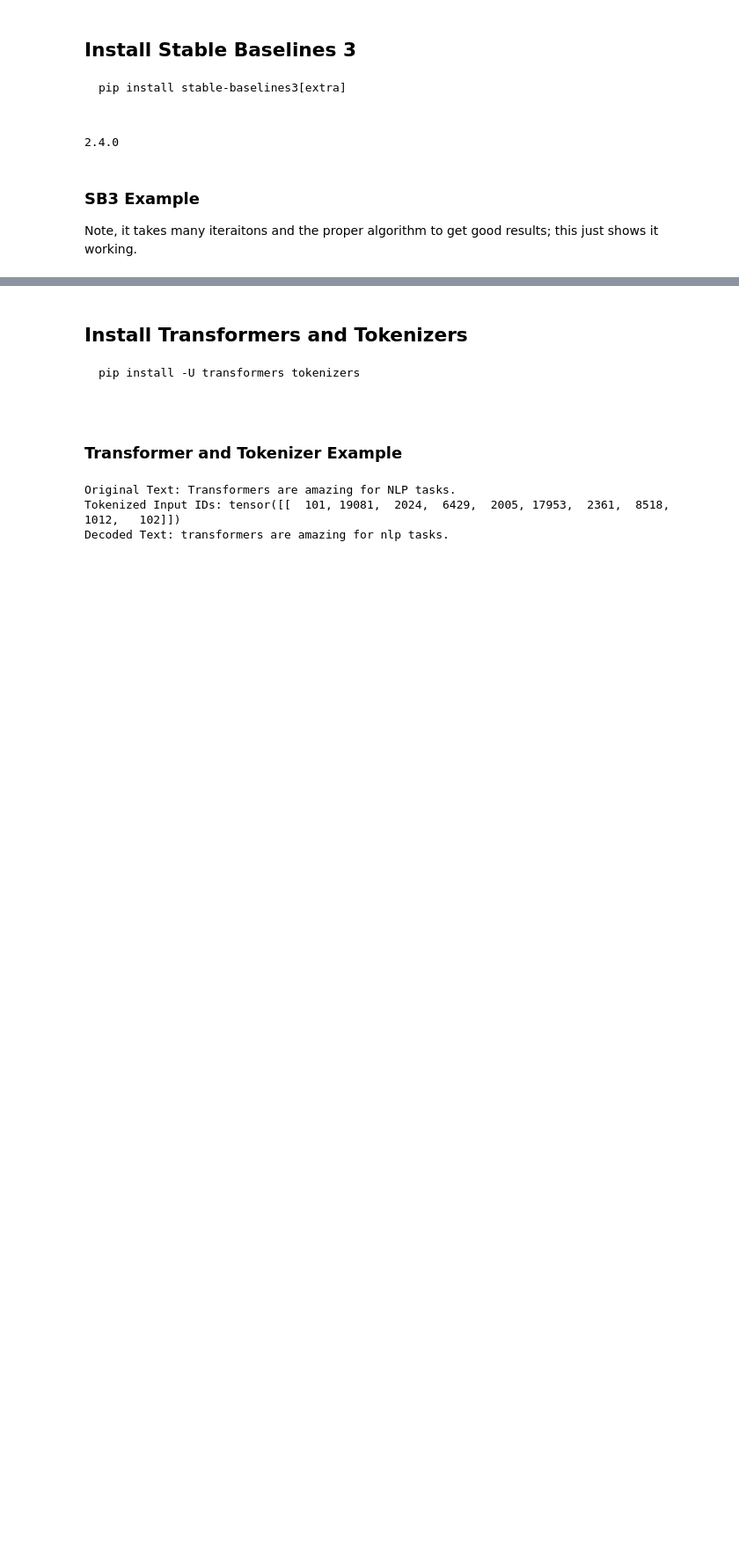
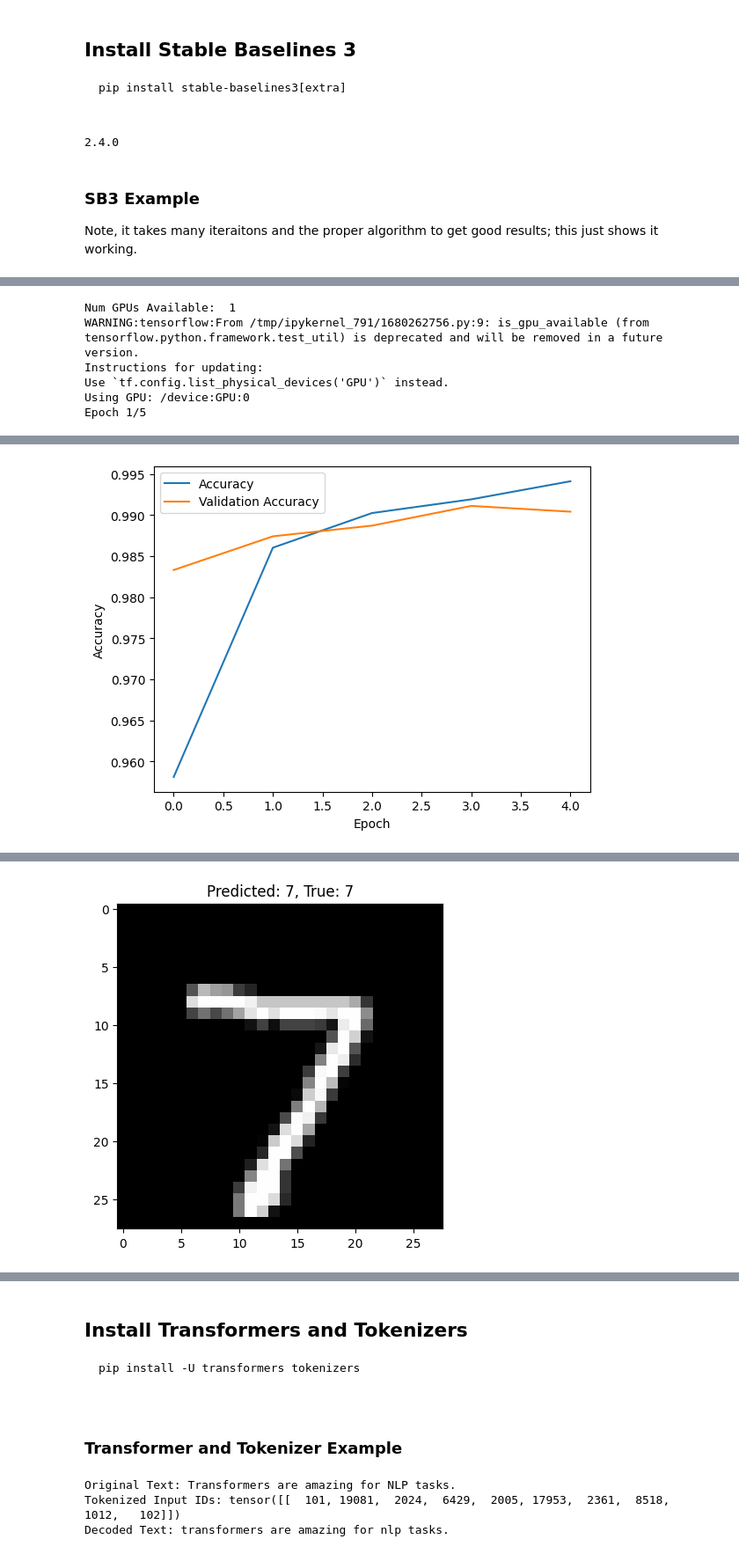
Before and after one commit to acsheller/cicero, a Jupyter notebook: SUBERX/jupyter/System_Prep.ipynb, the cells around one changed output, grey strips where cells are left out. Shown: that part at 88% size. Saved outputs shown, nothing was run; the diff lists cells and outputs as text; code cells hidden in the pictures; blank space fills up the shorter version.

```diff
--- a/SUBERX/jupyter/System_Prep.ipynb
+++ b/SUBERX/jupyter/System_Prep.ipynb
@@ -230,0 +255,69 @@ Wrapping the env in a DummyVecEnv.
+# %%
+# Import necessary libraries
+import tensorflow as tf
+from tensorflow.keras import layers, models
+from tensorflow.keras.datasets import mnist
+import matplotlib.pyplot as plt
+
+# Check if TensorFlow is using GPU
+print("Num GPUs Available: ", len(tf.config.experimental.list_physical_devices('GPU')))
+if tf.test.is_gpu_available():
+    print("Using GPU:", tf.test.gpu_device_name())
+else:
+    print("Using CPU. No GPU detected.")
+
+# Load MNIST dataset
+(x_train, y_train), (x_test, y_test) = mnist.load_data()
+
+# Normalize the data to scale between 0 and 1
+x_train = x_train / 255.0
+x_test = x_test / 255.0
+
+# Add a channel dimension to the data
+x_train = x_train[..., tf.newaxis]
+x_test = x_test[..., tf.newaxis]
+
+# Build a simple neural network model
+model = models.Sequential([
+    layers.Conv2D(32, (3, 3), activation='relu', input_shape=(28, 28, 1)),
+    layers.MaxPooling2D((2, 2)),
+    layers.Conv2D(64, (3, 3), activation='relu'),
+    layers.MaxPooling2D((2, 2)),
+    layers.Flatten(),
+    layers.Dense(64, activation='relu'),
+    layers.Dense(10, activation='softmax')  # Output layer for 10 classes
+])
+
+# Compile the model
+model.compile(optimizer='adam',
+              loss='sparse_categorical_crossentropy',
+              metrics=['accuracy'])
+
+# Train the model
+history = model.fit(x_train, y_train, epochs=5, validation_data=(x_test, y_test))
+
+# Evaluate the model
+test_loss, test_acc = model.evaluate(x_test, y_test, verbose=2)
+print(f"Test Accuracy: {test_acc:.2f}")
+
+# Plot training history
+plt.plot(history.history['accuracy'], label='Accuracy')
+plt.plot(history.history['val_accuracy'], label='Validation Accuracy')
+plt.xlabel('Epoch')
+plt.ylabel('Accuracy')
+plt.legend()
+plt.show()
+
+# Make predictions
+predictions = model.predict(x_test[:5])
+for i in range(5):
+    plt.imshow(x_test[i].reshape(28, 28), cmap='gray')
+    plt.title(f"Predicted: {tf.argmax(predictions[i]).numpy()}, True: {y_test[i]}")
+    plt.show()
+# %% [output]
+Num GPUs Available:  1
+WARNING:tensorflow:From /tmp/ipykernel_791/1680262756.py:9: is_gpu_available (from tensorflow.python.framework.test_util) is deprecated and will be removed in a future version.
+Instructions for updating:
+Use `tf.config.list_physical_devices('GPU')` instead.
+Using GPU: /device:GPU:0
+Epoch 1/5
@@ -230,0 +337 @@ Wrapping the env in a DummyVecEnv.
+[figure, added]
@@ -230,0 +339 @@ Wrapping the env in a DummyVecEnv.
+[figure, added]
```
Also changed, not shown: parts of 5 cells of this notebook, 5 other files.
